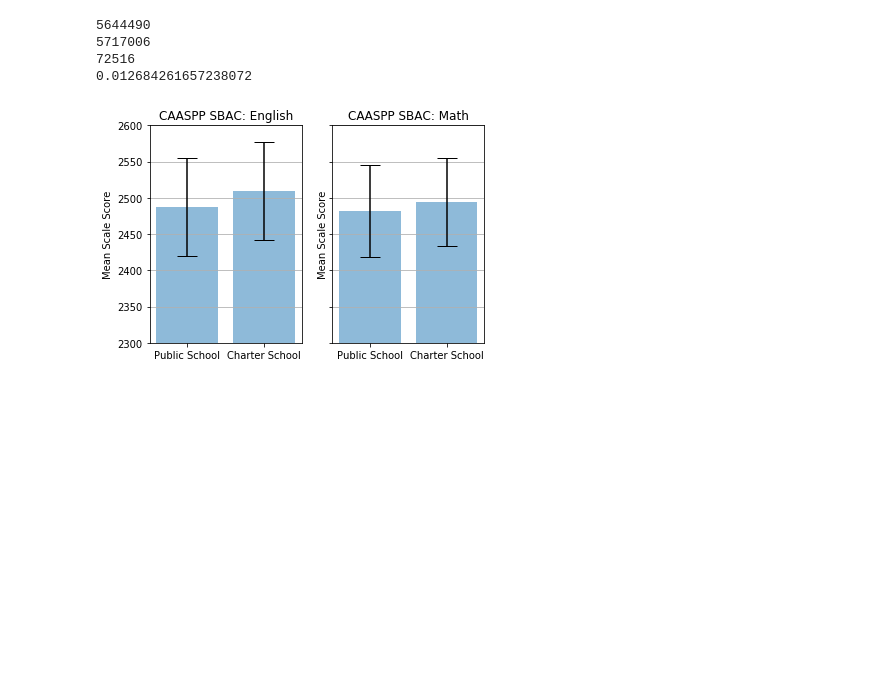
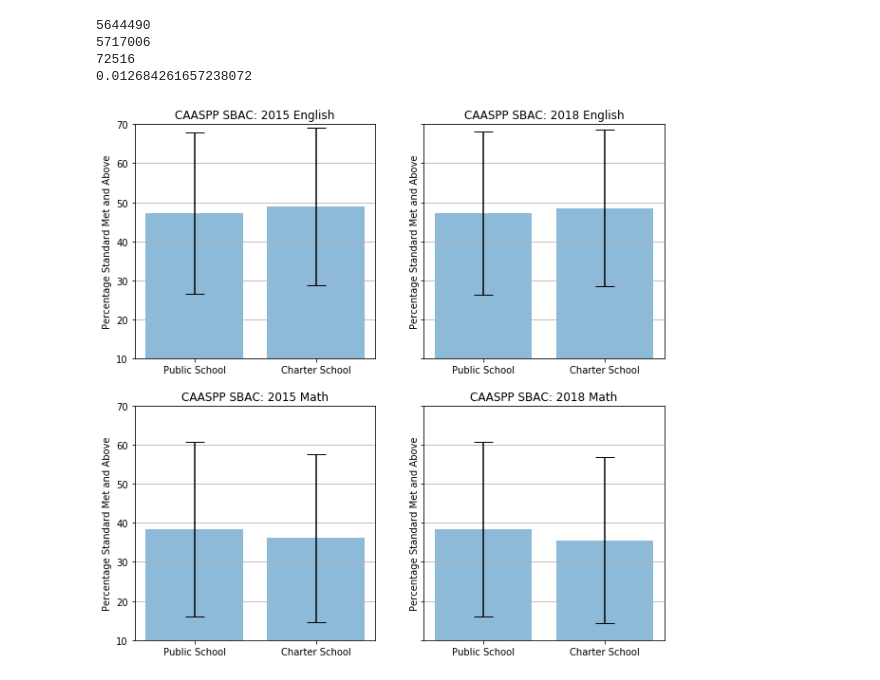
Before and after one commit to annebelleo/CAASPP-2018-schools, a Jupyter notebook: ct paper pre-processing.ipynb, the cells around one changed output. Cells and saved outputs as stored; diff of their text form; code cells hidden in the pictures; blank space fills up the shorter version.

Commit message:
some real interesting visualizations

```diff
--- a/ct paper pre-processing.ipynb
+++ b/ct paper pre-processing.ipynb
@@ -382,32 +382,62 @@ print(change_public / public_school_students_tested)
 72516
 0.012684261657238072
 # %%
-#english graph
-names_english = ["Public School", "Charter School"]
-x_pos_english = np.arange(len(names_english))
-CTEs_english = [public_school_english_mean, charter_school_english_mean]
-error_english = [np.std(public_school_english["Mean Scale Score"].astype(float)), np.std(charter_school_english["Mean Scale Score"].astype(float))]
+#english graph 2015
+names_english_2015 = ["Public School", "Charter School"]
+x_pos_english_2015 = np.arange(len(names_english_2015))
+CTEs_english_2015 = [public_school_english_2015_met, charter_school_english_2015_met]
+error_english_2015 = [np.std(public_school_english_2015["Percentage Standard Met and Above"].astype(float)), np.std(charter_school_english_2015["Percentage Standard Met and Above"].astype(float))]
 
-#math graph
-names_math = ["Public School", "Charter School"]
-x_pos_math = np.arange(len(names_math))
-CTEs_math = [public_school_math_mean, charter_school_math_mean]
-error_math = [np.std(public_school_math["Mean Scale Score"].astype(float)), np.std(charter_school_math["Mean Scale Score"].astype(float))]
+#math graph 2015
+names_math_2015 = ["Public School", "Charter School"]
+x_pos_math_2015 = np.arange(len(names_math_2015))
+CTEs_math_2015 = [public_school_math_2015_met, charter_school_math_2015_met]
+error_math_2015 = [np.std(public_school_math_2015["Percentage Standard Met and Above"].astype(float)), np.std(charter_school_math_2015["Percentage Standard Met and Above"].astype(float))]
 
-fig, ax = plt.subplots(nrows=1, ncols=2, sharey=True)
-ax[0].bar(x_pos_english, CTEs_english, yerr=error_english, align='center', alpha=0.5, ecolor='black', capsize=10)
-ax[0].set_ylabel('Mean Scale Score')
-ax[0].set_ylim(2300,2600)
-ax[0].set_xticks(x_pos_english)
-ax[0].set_xticklabels(names_english)
-ax[0].set_title('CAASPP SBAC: English')
-ax[0].yaxis.grid(True)
-ax[1].bar(x_pos_math, CTEs_math, yerr=error_math, align='center', alpha=0.5, ecolor='black', capsize=10)
-ax[1].set_ylabel('Mean Scale Score')
-ax[1].set_ylim(2300,2600)
-ax[1].set_xticks(x_pos_math)
-ax[1].set_xticklabels(names_math)
-ax[1].set_title('CAASPP SBAC: Math')
-ax[1].yaxis.grid(True)
+
+#english graph 2018
+names_english_2018 = ["Public School", "Charter School"]
+x_pos_english_2018 = np.arange(len(names_english_2018))
+CTEs_english_2018  = [public_school_english_met, charter_school_english_met]
+error_english_2018  = [np.std(public_school_english["Percentage Standard Met and Above"].astype(float)), np.std(charter_school_english["Percentage Standard Met and Above"].astype(float))]
+
+#math graph 2018
+names_math_2018 = ["Public School", "Charter School"]
+x_pos_math_2018 = np.arange(len(names_math_2018))
+CTEs_math_2018 = [public_school_math_met, charter_school_math_met]
+error_math_2018 = [np.std(public_school_math["Percentage Standard Met and Above"].astype(float)), np.std(charter_school_math["Percentage Standard Met and Above"].astype(float))]
+
+fig, ax = plt.subplots(nrows=2, ncols=2, sharey=True, figsize=(10,10))
+ax[0,0].bar(x_pos_english_2015, CTEs_english_2015, yerr=error_english_2015, align='center', alpha=0.5, ecolor='black', capsize=10)
+ax[0,0].set_ylabel('Percentage Standard Met and Above')
+ax[0,0].set_ylim(10,70)
+ax[0,0].set_xticks(x_pos_english_2015)
+ax[0,0].set_xticklabels(names_english_2015)
+ax[0,0].set_title('CAASPP SBAC: 2015 English')
+ax[0,0].yaxis.grid(True)
+
+ax[0,1].bar(x_pos_english_2018, CTEs_english_2018, yerr=error_english_2018, align='center', alpha=0.5, ecolor='black', capsize=10)
+ax[0,1].set_ylabel('Percentage Standard Met and Above')
+ax[0,1].set_ylim()
+ax[0,1].set_xticks(x_pos_english_2018)
+ax[0,1].set_xticklabels(names_english_2018)
+ax[0,1].set_title('CAASPP SBAC: 2018 English')
+ax[0,1].yaxis.grid(True)
+
+ax[1,0].bar(x_pos_math_2015, CTEs_math_2015, yerr=error_math_2015, align='center', alpha=0.5, ecolor='black', capsize=10)
+ax[1,0].set_ylabel('Percentage Standard Met and Above')
+ax[1,0].set_ylim()
+ax[1,0].set_xticks(x_pos_math_2015)
+ax[1,0].set_xticklabels(names_math_2015)
+ax[1,0].set_title('CAASPP SBAC: 2015 Math')
+ax[1,0].yaxis.grid(True)
+
+ax[1,1].bar(x_pos_math_2018, CTEs_math_2018, yerr=error_math_2018, align='center', alpha=0.5, ecolor='black', capsize=10)
+ax[1,1].set_ylabel('Percentage Standard Met and Above')
+ax[1,1].set_ylim()
+ax[1,1].set_xticks(x_pos_math_2018)
+ax[1,1].set_xticklabels(names_math_2018)
+ax[1,1].set_title('CAASPP SBAC: 2018 Math')
+ax[1,1].yaxis.grid(True)
 # %% [output]
-[figure, old version]
+[figure, new version]
```
Also changed, not shown: parts of 1 cell of this notebook.
